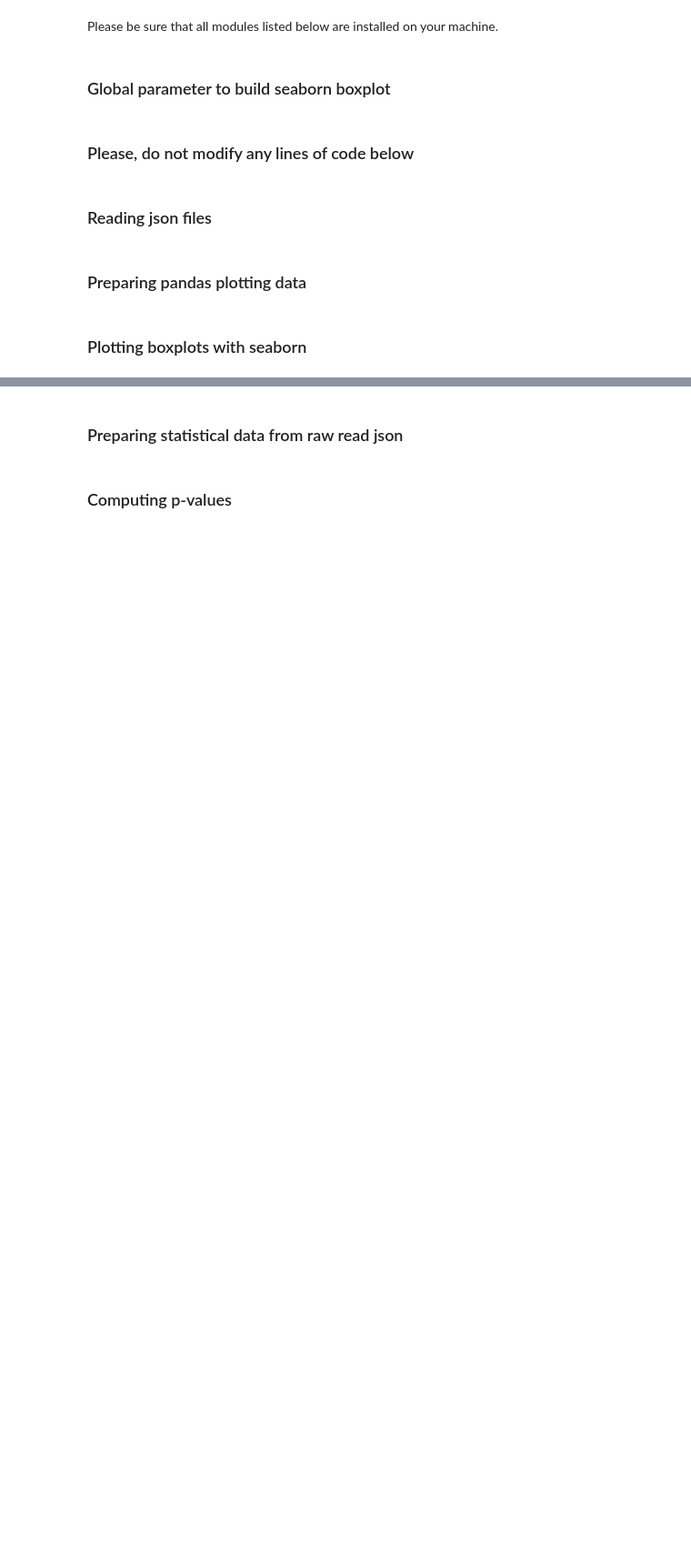
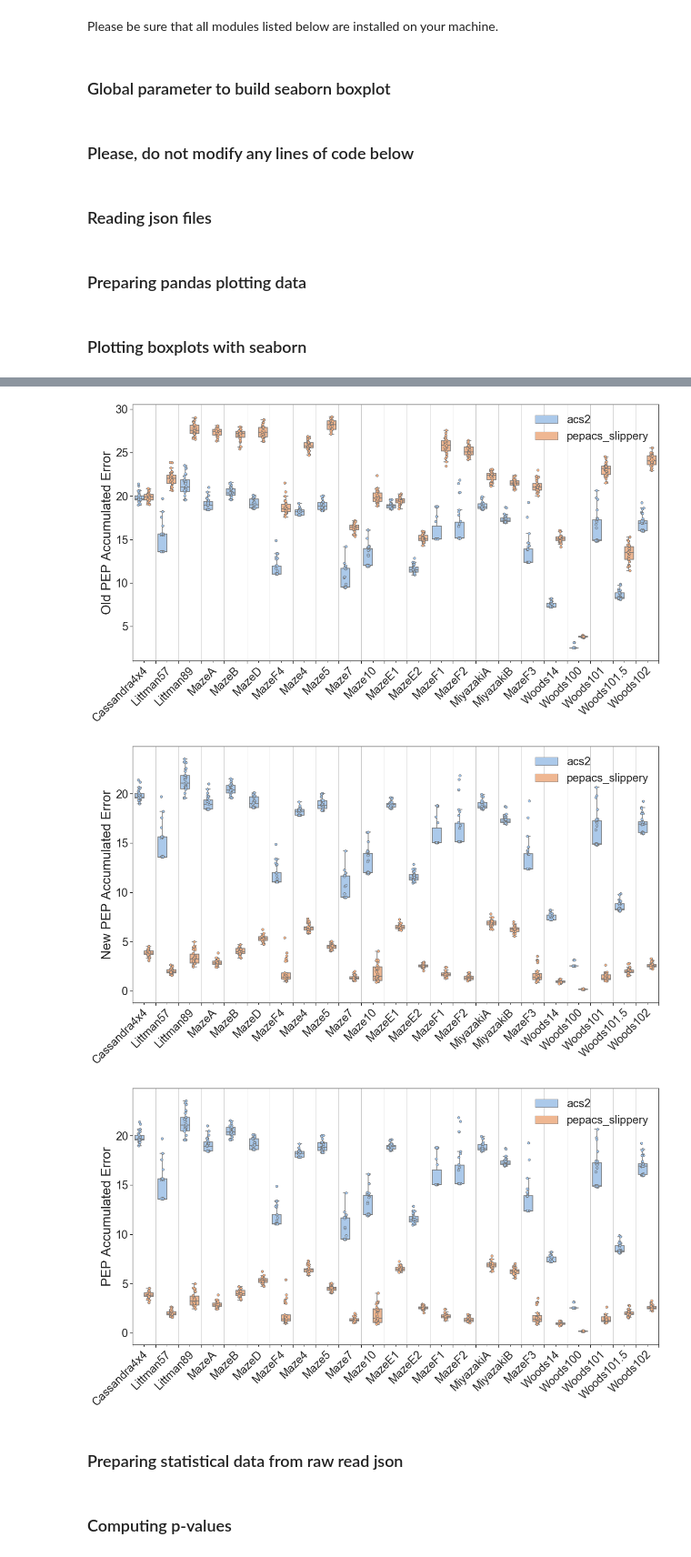
Before and after one commit to RomainOr/Reasoning-with-ALCS, a Jupyter notebook: epeacs_boxplot.ipynb, the cells around one changed output, grey strips where cells are left out. Shown at 91% size. Cells and saved outputs as stored; diff of their text form; code cells hidden in the pictures; blank space fills up the shorter version.

Commit message:
Add data

```diff
--- a/epeacs_boxplot.ipynb
+++ b/epeacs_boxplot.ipynb
@@ -78,7 +98,9 @@ def prepare_pandas_plotting_data(raw_data, lcs_name):
         'Full Knowledge for first time (trial)':[],
         'Full Knowledge stable (trial)':[],
         'Full Knowledge for last time (trial)':[],
-        'PEP Accumulated Error':[],
+        'Old PEP Accumulated Error':[],
+        'New PEP Accumulated Error':[],
+        'PEP Accumulated Error':[]
     }
     nb_of_environments = 0
     for i in range(len(lcs_name)):
@@ -87,7 +109,7 @@ def prepare_pandas_plotting_data(raw_data, lcs_name):
                 nb_of_environments += 1
                 for idx in range(len(item['knowledge_list'])):
                     if i == 0:
-                        cleaned_data['LCS'].append("pepacs_v2")
+                        cleaned_data['LCS'].append("acs2")
                     else:
                         cleaned_data['LCS'].append(lcs_name[i])
                     if item['maze'][:-3] == "Woods101demi":
@@ -109,14 +131,12 @@ def prepare_pandas_plotting_data(raw_data, lcs_name):
                     cleaned_data['Full Knowledge for last time (trial)'].append(
                         item['full_knowledge_last_trial_list'][idx]
                     )
+                    cleaned_data['Old PEP Accumulated Error'].append(item['old_pep_error_list'][idx])
+                    cleaned_data['New PEP Accumulated Error'].append(item['new_pep_error_list'][idx])
                     if i == 0:
-                        cleaned_data['PEP Accumulated Error'].append(
-                            item['old_pep_error_list'][idx]
-                        )
+                        cleaned_data['PEP Accumulated Error'].append(item['old_pep_error_list'][idx])
                     else:
-                        cleaned_data['PEP Accumulated Error'].append(
-                            item['new_pep_error_list'][idx]
-                        )
+                        cleaned_data['PEP Accumulated Error'].append(item['new_pep_error_list'][idx])
 
     nb_of_environments /= len(lcs_name)
     pandas_data = pd.DataFrame(cleaned_data)
@@ -205,6 +225,12 @@ def plot_first_time_full_knowledge_achieved(pandas_data):
 def plot_last_time_full_knowledge_achieved(pandas_data):
     plot_figure(pandas_data, Y='Full Knowledge for last time (trial)', legend_loc='lower right')
 
+def plot_old_pep_accumulated_error(pandas_data):
+    plot_figure(pandas_data, Y='Old PEP Accumulated Error', legend_loc='upper right')
+
+def plot_new_pep_accumulated_error(pandas_data):
+    plot_figure(pandas_data, Y='New PEP Accumulated Error', legend_loc='upper right')
+
 def plot_pep_accumulated_error(pandas_data):
     plot_figure(pandas_data, Y='PEP Accumulated Error', legend_loc='upper right')
 # %%
@@ -222,3 +256,11 @@ plot_pep_accumulated_error(pandas_data)
+# %%
+plot_old_pep_accumulated_error(pandas_data)
+plot_new_pep_accumulated_error(pandas_data)
+plot_pep_accumulated_error(pandas_data)
+# %% [output]
+[figure, added]
+[figure, added]
+[figure, added]
 # %% [markdown]
 ### Preparing statistical data from raw read json
 # %%
```
Also changed, not shown: parts of 6 cells of this notebook, 12 other files.
